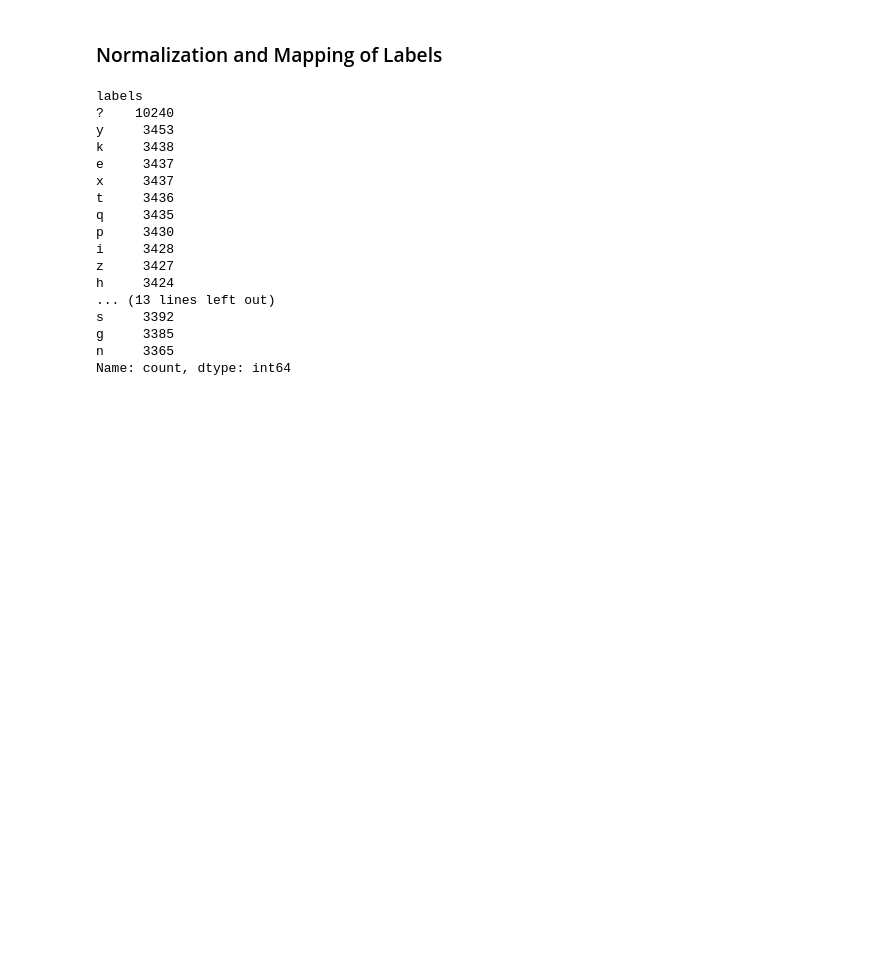
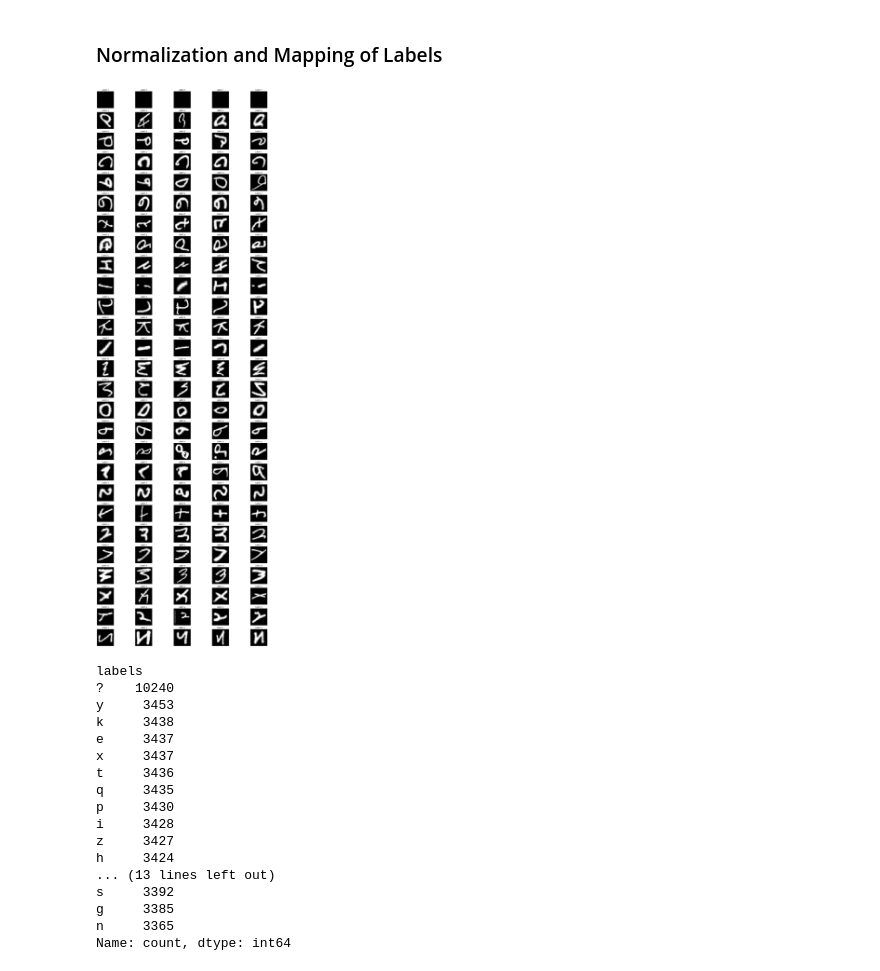
Before and after one commit to REHXZ/DELE_CA2, a Jupyter notebook: test.ipynb, the cells around one changed output. Drawn from its saved outputs; the diff is of its cells as text; code cells hidden in the pictures; blank space fills up the shorter version.

```diff
--- a/test.ipynb
+++ b/test.ipynb
@@ -112,44 +113,46 @@ df.columns = ['labels'] + list(normalized_pixels.columns)
 
 df.labels = df.labels.astype('int').apply(chr)
 # %%
-# # Number of images per label
-# num_images_per_label = 5
+# Number of images per label
+num_images_per_label = 5
 
-# # Create the plot with sufficient subplots
-# fig, axes = plt.subplots(len(labels), num_images_per_label, figsize=(20, len(labels) * 2))
-# axes = axes.flatten()  # Flatten the 2D array of axes to easily iterate
+# Create the plot with sufficient subplots
+fig, axes = plt.subplots(len(labels), num_images_per_label, figsize=(20, len(labels) * 2))
+axes = axes.flatten()  # Flatten the 2D array of axes to easily iterate
 
-# # Counter for current axis
-# ax_index = 0
+# Counter for current axis
+ax_index = 0
 
-# for label in labels:
-#     # Filter rows for the current label
-#     label_df = df[df.iloc[:, 0] == label]
+for label in labels:
+    # Filter rows for the current label
+    label_df = df[df.iloc[:, 0] == label]
 
-#     # Loop through up to 10 images for the current label
-#     for i in range(min(num_images_per_label, len(label_df))):
-#         image_data = label_df.iloc[i, 1:].values
+    # Loop through up to 10 images for the current label
+    for i in range(min(num_images_per_label, len(label_df))):
+        image_data = label_df.iloc[i, 1:].values
 
-#         # Ensure the data is in numeric format
-#         image_data = np.array(image_data, dtype=np.float32)
+        # Ensure the data is in numeric format
+        image_data = np.array(image_data, dtype=np.float32)
 
-#         # Reshape the flat array into a 28x28 image
-#         image = image_data.reshape(28, 28)
+        # Reshape the flat array into a 28x28 image
+        image = image_data.reshape(28, 28)
 
-#         # Display the image
-#         axes[ax_index].imshow(image, cmap='gray')
-#         axes[ax_index].set_title(f'Label: {label}')
-#         axes[ax_index].axis('off')
+        # Display the image
+        axes[ax_index].imshow(image, cmap='gray')
+        axes[ax_index].set_title(f'Label: {label}')
+        axes[ax_index].axis('off')
 
-#         # Move to the next axis
-#         ax_index += 1
+        # Move to the next axis
+        ax_index += 1
 
-# # Hide any remaining empty subplots (if any)
-# for ax in axes[ax_index:]:
-#     ax.axis('off')
+# Hide any remaining empty subplots (if any)
+for ax in axes[ax_index:]:
+    ax.axis('off')
 
-# plt.tight_layout()
-# plt.show()
+plt.tight_layout()
+plt.show()
+# %% [output]
+[figure, added]
 # %%
 df.labels.value_counts()
 # %% [output]
```
Also changed, not shown: parts of 8 cells of this notebook, 2 other files.
